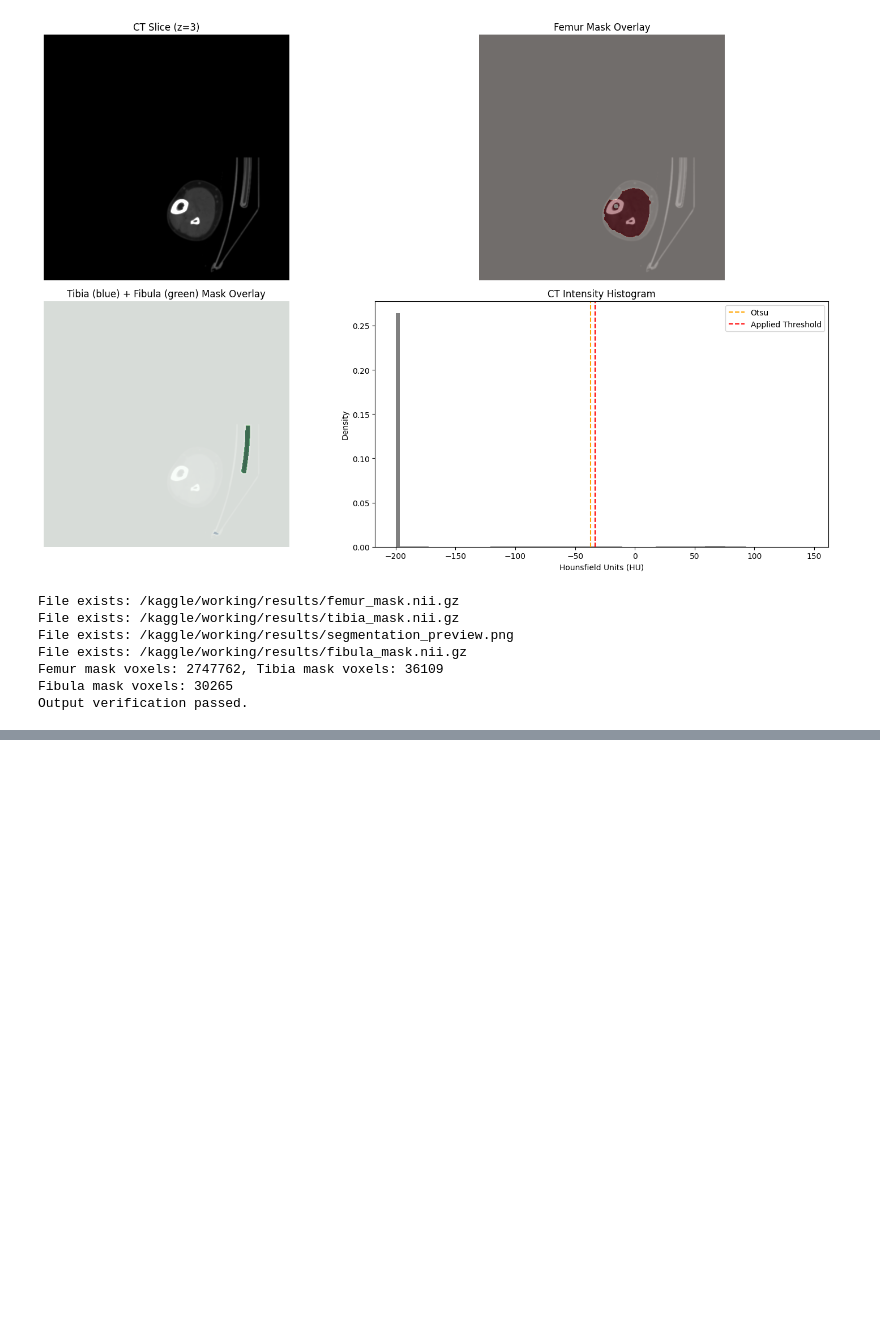
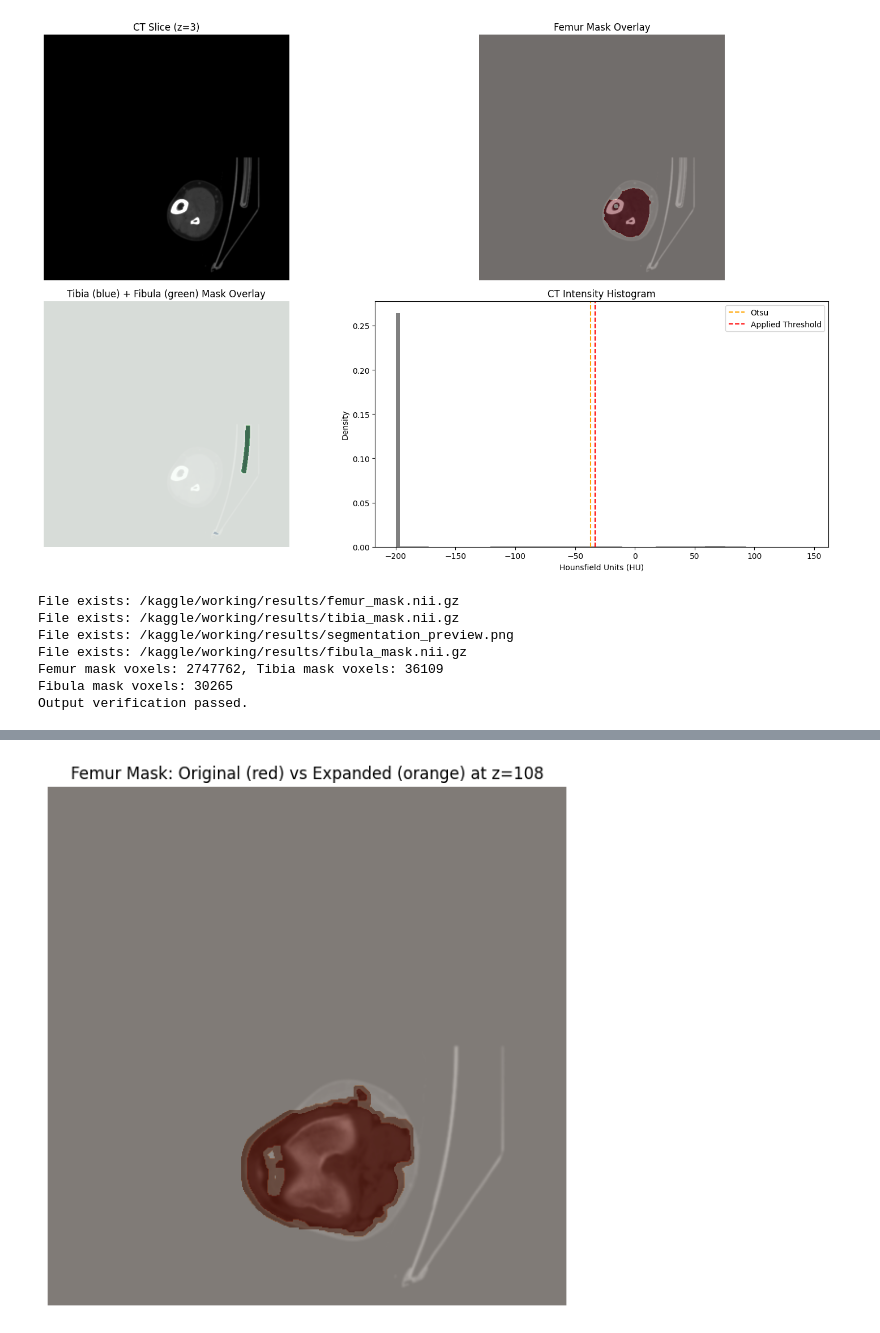
Before and after one commit to Aayush518/RA_selection_task_1, a Jupyter notebook: ra-selection-task-1.ipynb, the cells around one changed output, grey strips where cells are left out. Saved outputs shown, nothing was run; the diff lists cells and outputs as text; code cells hidden in the pictures; blank space fills up the shorter version.

```diff
--- a/ra-selection-task-1.ipynb
+++ b/ra-selection-task-1.ipynb
@@ -812,0 +863,13 @@ Output verification passed.
+# %%
+# Example: set slice_idx to the middle slice in z-direction
+slice_idx = ct_denoised.shape[2] // 2
+
+plt.figure(figsize=(7, 7))
+plt.imshow(ct_denoised[:, :, slice_idx], cmap='gray', vmin=-200, vmax=1000)
+plt.imshow(femur_mask[:, :, slice_idx], cmap='Reds', alpha=0.3, label='Original')
+plt.imshow(femur_mask_expanded[:, :, slice_idx], cmap='Oranges', alpha=0.3, label='Expanded')
+plt.title(f"Femur Mask: Original (red) vs Expanded (orange) at z={slice_idx}")
+plt.axis('off')
+plt.show()
+# %% [output]
+[figure, added]
```
Also changed, not shown: parts of 11 cells of this notebook.
